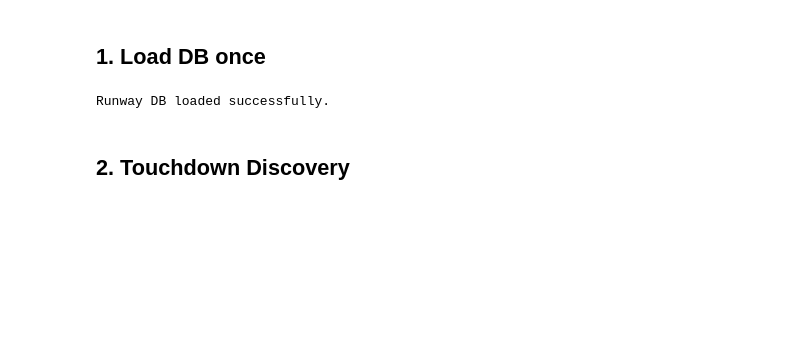
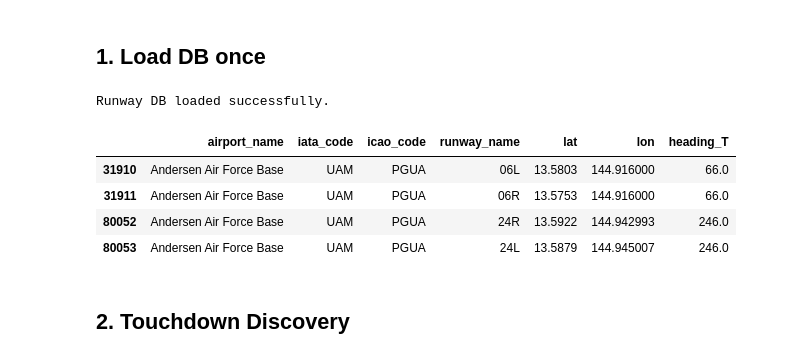
Before and after one commit to fardad-d1ce/Approach-Landing-Analyzer, a Jupyter notebook: backend/notebooks/Landing Rate.ipynb, the cells around one changed output. Cells and saved outputs as stored; diff of their text form; code cells hidden in the pictures; blank space fills up the shorter version.

```diff
--- a/backend/notebooks/Landing Rate.ipynb
+++ b/backend/notebooks/Landing Rate.ipynb
@@ -54,8 +64,14 @@ record_date: 20260809
 # %%
 # 1. Load DB
 runway_db = load_runway_db(REF_PATH)
+runway_db[runway_db['icao_code'] == 'PGUA']
 # %% [output]
 Runway DB loaded successfully.
+|  | airport_name | iata_code | icao_code | runway_name | lat | lon | heading_T |
+| 31910 | Andersen Air Force Base | UAM | PGUA | 06L | 13.5803 | 144.916000 | 66.0 |
+| 31911 | Andersen Air Force Base | UAM | PGUA | 06R | 13.5753 | 144.916000 | 66.0 |
+| 80052 | Andersen Air Force Base | UAM | PGUA | 24R | 13.5922 | 144.942993 | 246.0 |
+| 80053 | Andersen Air Force Base | UAM | PGUA | 24L | 13.5879 | 144.945007 | 246.0 |
 # %% [markdown]
 ## 2. Touchdown Discovery
 # %%
```
Also changed, not shown: parts of 5 cells of this notebook, 5 other files.
